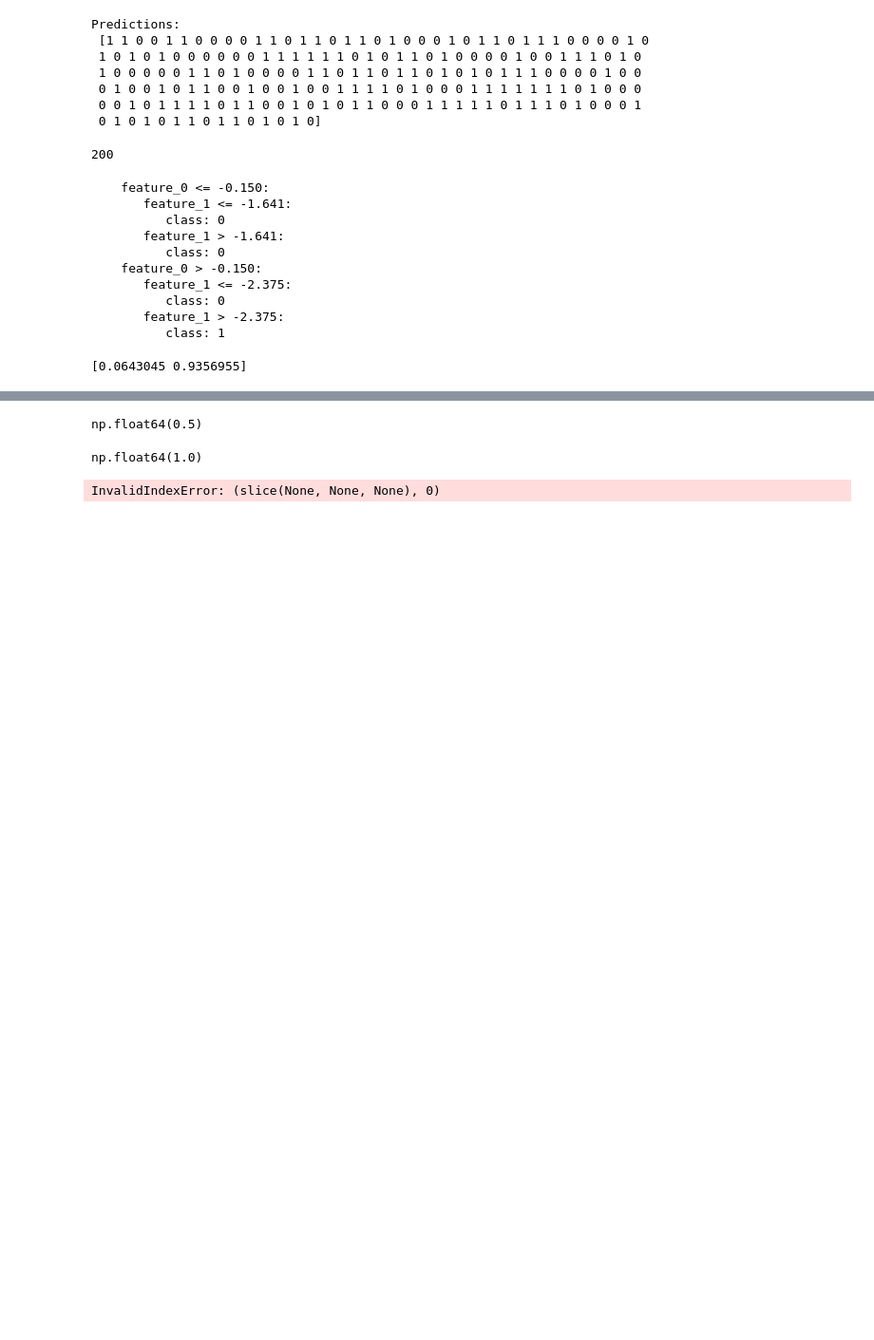
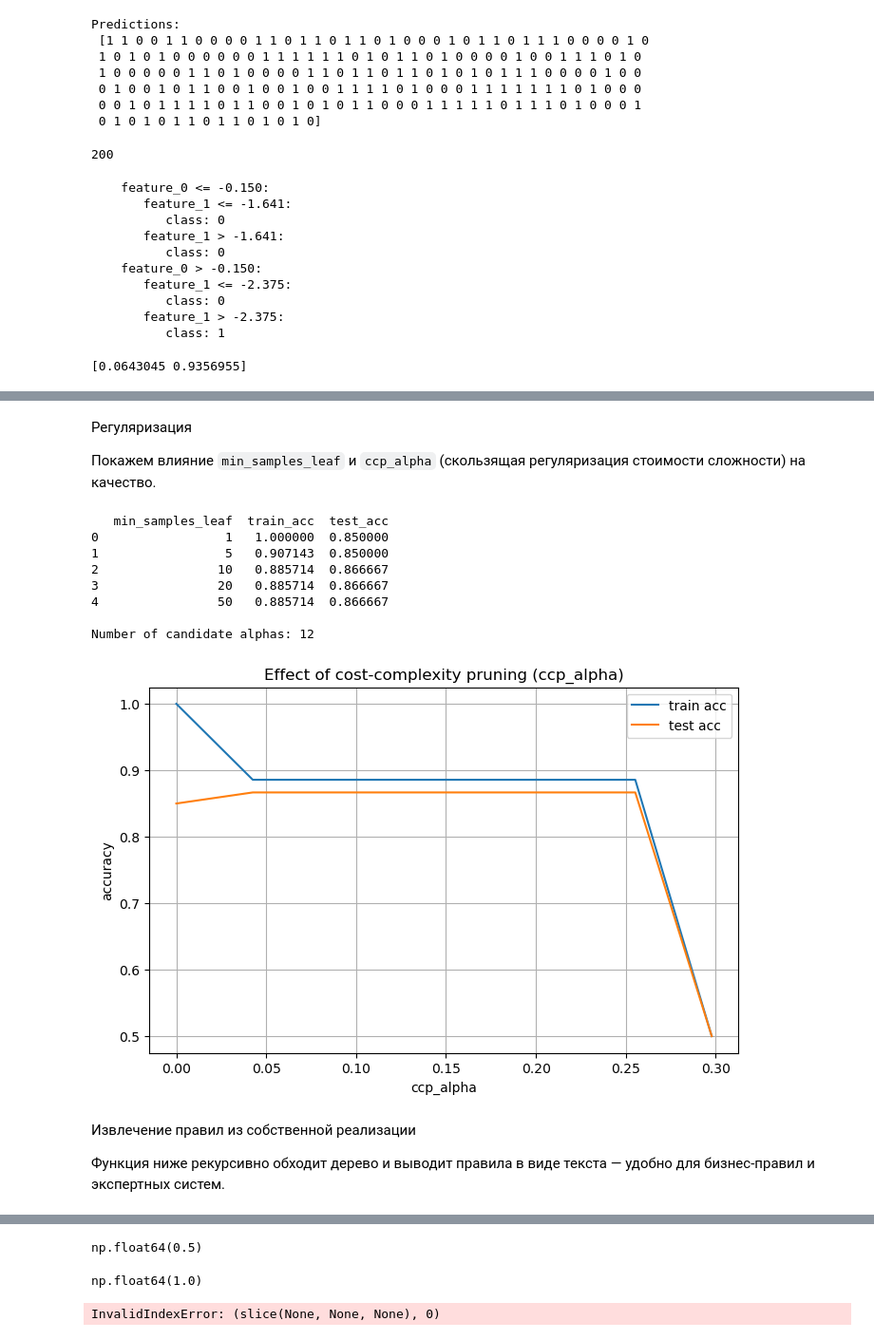
Before and after one commit to iTonyJah/DataScience, a Jupyter notebook: Edu/a-math/a-math_final_project.ipynb, the cells around one changed output, grey strips where cells are left out. Shown at 95% size. Saved outputs shown, nothing was run; the diff lists cells and outputs as text; code cells hidden in the pictures; blank space fills up the shorter version.

```diff
--- a/Edu/a-math/a-math_final_project.ipynb
+++ b/Edu/a-math/a-math_final_project.ipynb
@@ -799,0 +600,55 @@ np.float64(1.0)
+# %% [markdown]
+Регуляризация
+
+Покажем влияние `min_samples_leaf` и `ccp_alpha` (скользящая регуляризация стоимости сложности) на качество.
+# %%
+# Vary min_samples_leaf
+leaf_vals = [1, 5, 10, 20, 50]
+results = []
+for leaf in leaf_vals:
+    clf = DecisionTreeClassifier(max_depth=None, min_samples_leaf=leaf, random_state=42)
+    clf.fit(X_train_s, y_train_s)
+    results.append((leaf, clf.score(X_train_s, y_train_s), clf.score(X_test_s, y_test_s)))
+
+df_res = pd.DataFrame(results, columns=['min_samples_leaf', 'train_acc', 'test_acc'])
+print(df_res)
+
+# Cost complexity pruning path (sklearn) - compute effective alphas
+clf_full = DecisionTreeClassifier(random_state=42)
+path = clf_full.cost_complexity_pruning_path(X_train_s, y_train_s)
+ccp_alphas, impurities = path.ccp_alphas, path.impurities
+print('\nNumber of candidate alphas:', len(ccp_alphas))
+
+# Train trees for some alphas and plot test accuracy
+train_scores = []
+test_scores = []
+alphas_to_test = np.linspace(ccp_alphas.min(), ccp_alphas.max(), num=8)
+for a in alphas_to_test:
+    clf = DecisionTreeClassifier(random_state=42, ccp_alpha=float(a))
+    clf.fit(X_train_s, y_train_s)
+    train_scores.append(clf.score(X_train_s, y_train_s))
+    test_scores.append(clf.score(X_test_s, y_test_s))
+
+plt.figure(figsize=(8,5))
+plt.plot(alphas_to_test, train_scores, label='train acc')
+plt.plot(alphas_to_test, test_scores, label='test acc')
+plt.xlabel('ccp_alpha')
+plt.ylabel('accuracy')
+plt.title('Effect of cost-complexity pruning (ccp_alpha)')
+plt.legend()
+plt.grid(True)
+plt.show()
+# %% [output]
+   min_samples_leaf  train_acc  test_acc
+0                 1   1.000000  0.850000
+1                 5   0.907143  0.850000
+2                10   0.885714  0.866667
+3                20   0.885714  0.866667
+4                50   0.885714  0.866667
+
+Number of candidate alphas: 12
+[figure, added]
+# %% [markdown]
+Извлечение правил из собственной реализации
+
+Функция ниже рекурсивно обходит дерево и выводит правила в виде текста — удобно для бизнес-правил и экспертных систем.
```
Also changed, not shown: parts of 30 cells of this notebook.
